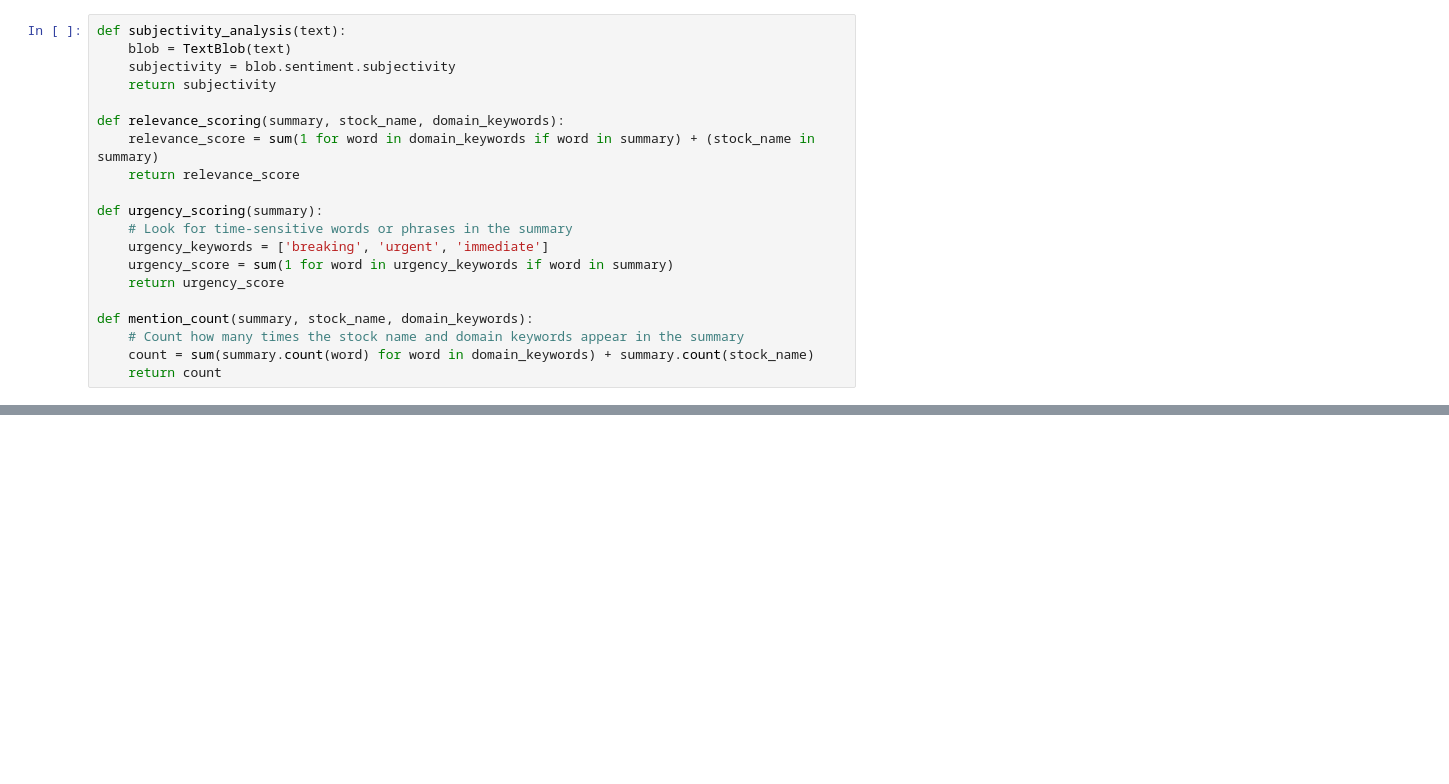
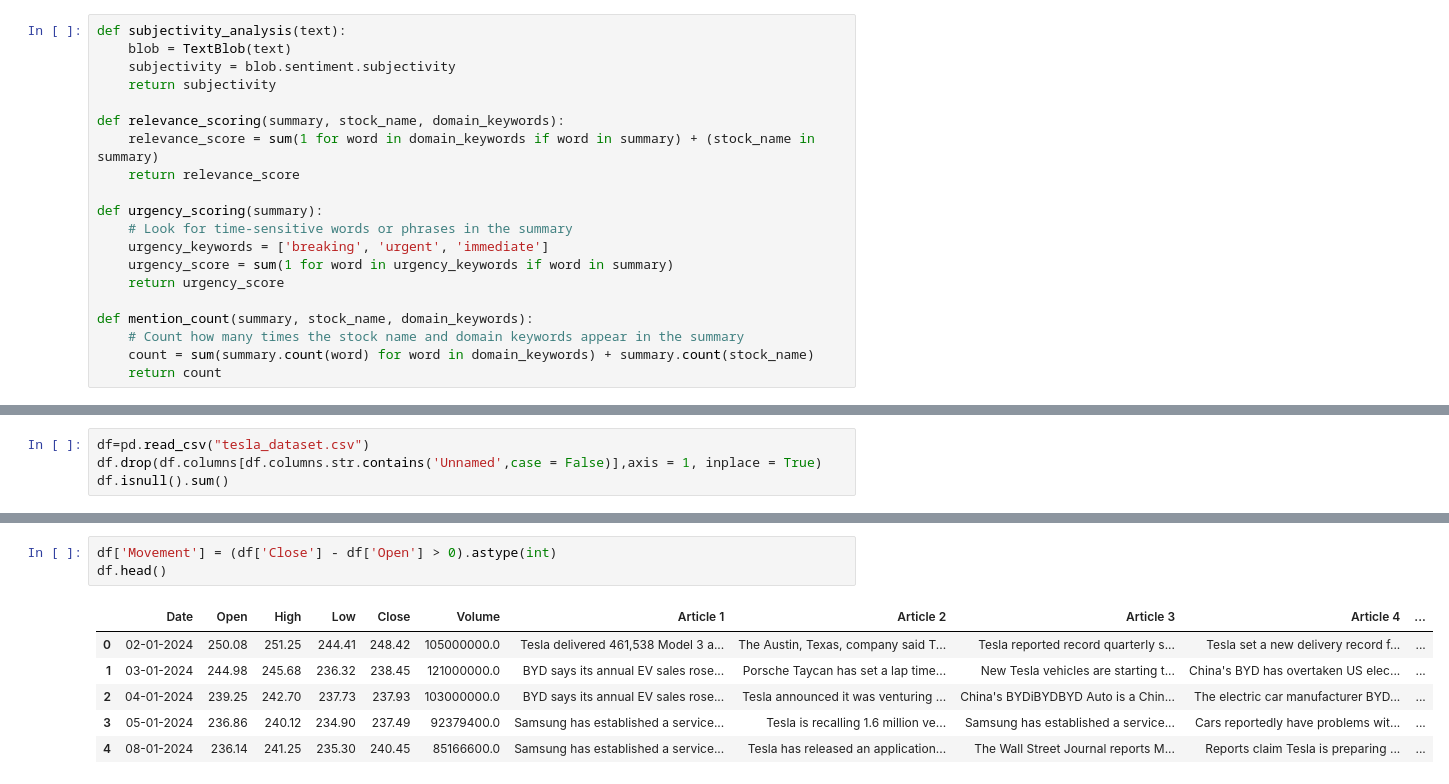
Before and after one commit to rishcx/Stock_Market_Prediction, a Jupyter notebook: Project/poc.ipynb, the cells around one changed output, grey strips where cells are left out. Drawn from its saved outputs; the diff is of its cells as text; blank space fills up the shorter version.

```diff
--- a/Project/poc.ipynb
+++ b/Project/poc.ipynb
@@ -237,0 +235,4 @@ print(abc)
+# %%
+df=pd.read_csv("tesla_dataset.csv")
+df.drop(df.columns[df.columns.str.contains('Unnamed',case = False)],axis = 1, inplace = True)
+df.isnull().sum()
@@ -237,0 +264,10 @@ print(abc)
+# %%
+df['Movement'] = (df['Close'] - df['Open'] > 0).astype(int)
+df.head()
+# %% [output]
+|  | Date | Open | High | Low | Close | Volume | Article 1 | Article 2 | Article 3 | Article 4 | ... |
+| 0 | 02-01-2024 | 250.08 | 251.25 | 244.41 | 248.42 | 105000000.0 | Tesla delivered 461,538 Model 3 a... | The Austin, Texas, company said T... | Tesla reported record quarterly s... | Tesla set a new delivery record f... | ... |
+| 1 | 03-01-2024 | 244.98 | 245.68 | 236.32 | 238.45 | 121000000.0 | BYD says its annual EV sales rose... | Porsche Taycan has set a lap time... | New Tesla vehicles are starting t... | China's BYD has overtaken US elec... | ... |
+| 2 | 04-01-2024 | 239.25 | 242.70 | 237.73 | 237.93 | 103000000.0 | BYD says its annual EV sales rose... | Tesla announced it was venturing ... | China's BYDiBYDBYD Auto is a Chin... | The electric car manufacturer BYD... | ... |
+| 3 | 05-01-2024 | 236.86 | 240.12 | 234.90 | 237.49 | 92379400.0 | Samsung has established a service... | Tesla is recalling 1.6 million ve... | Samsung has established a service... | Cars reportedly have problems wit... | ... |
+| 4 | 08-01-2024 | 236.14 | 241.25 | 235.30 | 240.45 | 85166600.0 | Samsung has established a service... | Tesla has released an application... | The Wall Street Journal reports M... | Reports claim Tesla is preparing ... | ... |
```
Also changed, not shown: parts of 14 cells of this notebook, 1 other file.
